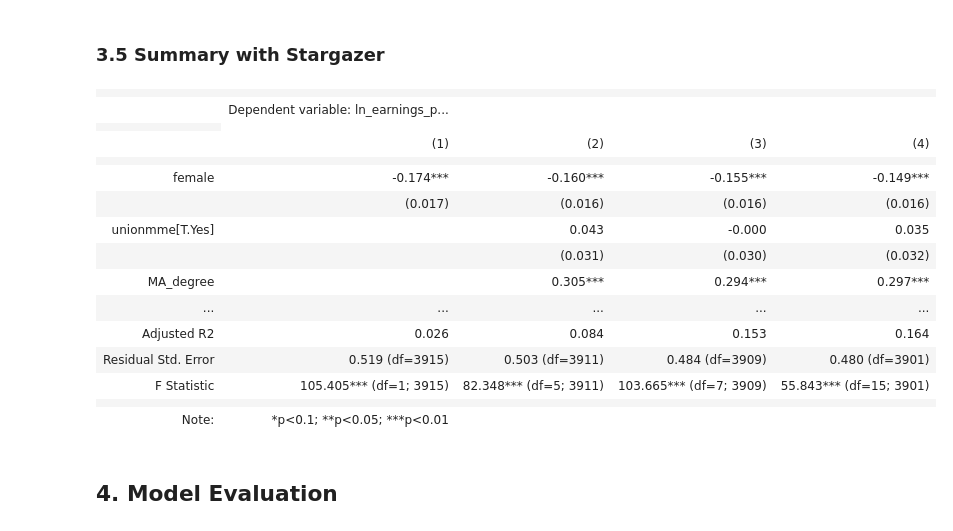
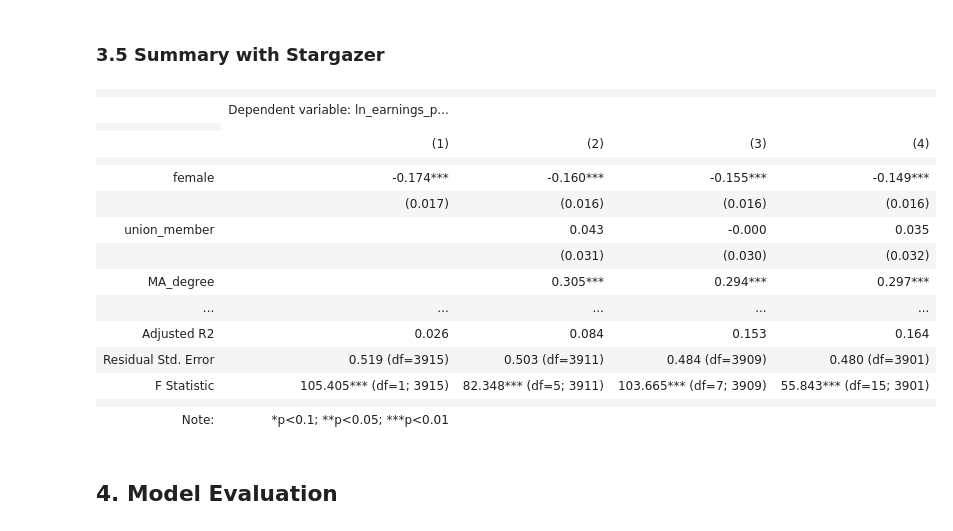
Before and after one commit to MarcellM01/Data-Analysis-3, a Jupyter notebook: Homework_1/Homework_1.ipynb, the cells around one changed output. Drawn from its saved outputs; the diff is of its cells as text; code cells hidden in the pictures.

```diff
--- a/Homework_1/Homework_1.ipynb
+++ b/Homework_1/Homework_1.ipynb
@@ -152,6 +145,9 @@ data_filtered_business = data_filtered_business[data_filtered_business['earnings
 # Log of hourly wages
 data_filtered_business['ln_earnings_per_hour'] = np.log(data_filtered_business['earnings_per_hour'])
 
+# Union membership
+data_filtered_business['union_member'] = (data_filtered_business['unionmme'] == 'Yes').astype(int)
+
 # Different levels of education stored based on their codes
 
 data_filtered_business['BA_degree'] = (data_filtered_business['grade92'] == 43).astype(int)
@@ -161,21 +157,21 @@ data_filtered_business['PhD_degree'] = (data_filtered_business['grade92'] == 46)
 
 # Employment Categories
 
-data_filtered_business['Employed-At_Work'] = (data_filtered_business['lfsr94'] == "Employed-At Work")
-data_filtered_business['Employed-Absent'] = (data_filtered_business['lfsr94'] == "Employed-Absent")
+data_filtered_business['Employed-At_Work'] = (data_filtered_business['lfsr94'] == "Employed-At Work").astype(int)
+data_filtered_business['Employed-Absent'] = (data_filtered_business['lfsr94'] == "Employed-Absent").astype(int)
 
 # Class of Employer
 
-data_filtered_business['Private_For_Profit'] = (data_filtered_business['class'] == "Private, For Profit")
-data_filtered_business['Government_Federal'] = (data_filtered_business['class'] == "Government - Federal")
-data_filtered_business['Government_State'] = (data_filtered_business['class'] == "Government - State")
-data_filtered_business['Government_Local'] = (data_filtered_business['class'] == "Government - Local")
-data_filtered_business['Private_Nonprofit'] = (data_filtered_business['class'] == "Private, Nonprofit")
+data_filtered_business['Private_For_Profit'] = (data_filtered_business['class'] == "Private, For Profit").astype(int)
+data_filtered_business['Government_Federal'] = (data_filtered_business['class'] == "Government - Federal").astype(int)
+data_filtered_business['Government_State'] = (data_filtered_business['class'] == "Government - State").astype(int)
+data_filtered_business['Government_Local'] = (data_filtered_business['class'] == "Government - Local").astype(int)
+data_filtered_business['Private_Nonprofit'] = (data_filtered_business['class'] == "Private, Nonprofit").astype(int)
 
 # Type of Citizenship
 
-data_filtered_business['Native_Born_In_US'] = (data_filtered_business['prcitshp'] == "Native, Born In US")
-data_filtered_business['Foreign_Born_Not_US_Citizen'] = (data_filtered_business['prcitshp'] == "Foreign Born, Not a US Citizen")
-data_filtered_business['Foreign_Born_US_Citizen_By_Naturalization'] = (data_filtered_business['prcitshp'] == "Foreign Born, US Cit By Naturalization")
-data_filtered_business['Native_Born_Abroad_Of_US_Parents'] = (data_filtered_business['prcitshp'] == "Native, Born Abroad Of US Parent(s)")
-data_filtered_business['Native_Born_in_PR_or_US_Outlying'] = (data_filtered_business['prcitshp'] == "Native, Born in PR or US Outlying Area")
+data_filtered_business['Native_Born_In_US'] = (data_filtered_business['prcitshp'] == "Native, Born In US").astype(int)
+data_filtered_business['Foreign_Born_Not_US_Citizen'] = (data_filtered_business['prcitshp'] == "Foreign Born, Not a US Citizen").astype(int)
+data_filtered_business['Foreign_Born_US_Citizen_By_Naturalization'] = (data_filtered_business['prcitshp'] == "Foreign Born, US Cit By Naturalization").astype(int)
+data_filtered_business['Native_Born_Abroad_Of_US_Parents'] = (data_filtered_business['prcitshp'] == "Native, Born Abroad Of US Parent(s)").astype(int)
+data_filtered_business['Native_Born_in_PR_or_US_Outlying'] = (data_filtered_business['prcitshp'] == "Native, Born in PR or US Outlying Area").astype(int)
@@ -228,8 +444,8 @@ Notes:
 # %% [markdown]
 ### 3.2 Model 2 - Gender, Union Membership, Education Level
 # %%
-# Model 2: Hourly wage gap for women in edu_trai_lib who are union members
-model2 = smf.ols(formula="ln_earnings_per_hour ~ female + unionmme + MA_degree + Prof_degree + PhD_degree", data=data_filtered_business).fit(cov_type="HC0")
+# Model 2: Hourly wage gap for women who are union members and their education levels
+model2 = smf.ols(formula="ln_earnings_per_hour ~ female + union_member + MA_degree + Prof_degree + PhD_degree", data=data_filtered_business).fit(cov_type="HC0")
 model2.summary()
 # %% [output]
 OLS Regression Results
@@ -258,8 +474,8 @@ Notes:
 # %% [markdown]
 ### 3.3 Model 3 - Gender, Age, Number of Childeren, Union Membership, Education Level
 # %%
-# Model 3: Hourly wage gap for edu_trai_lib subset including unionship and education levels
-model3 = smf.ols(formula="ln_earnings_per_hour ~ female + unionmme + MA_degree + Prof_degree + PhD_degree + age + ownchild", data=data_filtered_business).fit(cov_type="HC0")
+# Model 3: Hourly wage gap including unionship and education levels, age and childeren
+model3 = smf.ols(formula="ln_earnings_per_hour ~ female + union_member + MA_degree + Prof_degree + PhD_degree + age + ownchild", data=data_filtered_business).fit(cov_type="HC0")
 model3.summary()
 # %% [output]
 OLS Regression Results
@@ -290,8 +506,8 @@ Notes:
 # %% [markdown]
 ### 3.4 Model 4
 # %%
-# Model 3: Hourly wage gap for edu_trai_lib subset including unionship and education levels
-model4 = smf.ols(formula="ln_earnings_per_hour ~ female + unionmme + MA_degree + Prof_degree + PhD_degree + age + ownchild + Private_For_Profit + Government_Federal + Government_State + Government_Local + Native_Born_In_US + Foreign_Born_Not_US_Citizen + Foreign_Born_US_Citizen_By_Naturalization + Native_Born_Abroad_Of_US_Parents", data=data_filtered_business).fit(cov_type="HC0")
+# Model 4: Hourly wage gap including unionship and education levels, age, childeren, and origin data
+model4 = smf.ols(formula="ln_earnings_per_hour ~ female + union_member + MA_degree + Prof_degree + PhD_degree + age + ownchild + Private_For_Profit + Government_Federal + Government_State + Government_Local + Native_Born_In_US + Foreign_Born_Not_US_Citizen + Foreign_Born_US_Citizen_By_Naturalization + Native_Born_Abroad_Of_US_Parents", data=data_filtered_business).fit(cov_type="HC0")
 model4.summary()
 # %% [output]
 OLS Regression Results
@@ -332,20 +548,22 @@ strong multicollinearity or other numerical problems.
 # %% [markdown]
 ### 3.5 Summary with Stargazer
 # %%
+# Get all the necessary models
 all_star = stargazer.Stargazer([model1,model2,model3,model4])
 
-all_star.covariate_order(["female","unionmme[T.Yes]","MA_degree","Prof_degree","PhD_degree","age","ownchild","Private_For_Profit[T.True]","Government_Federal[T.True]","Government_State[T.True]","Government_Local[T.True]","Native_Born_In_US[T.True]","Foreign_Born_Not_US_Citizen[T.True]","Foreign_Born_US_Citizen_By_Naturalization[T.True]","Native_Born_Abroad_Of_US_Parents[T.True]","Intercept"])
+# Reorder for better visibility
+all_star.covariate_order(["female","union_member","MA_degree","Prof_degree","PhD_degree","age","ownchild","Private_For_Profit","Government_Federal","Government_State","Government_Local","Native_Born_In_US","Foreign_Born_Not_US_Citizen","Foreign_Born_US_Citizen_By_Naturalization","Native_Born_Abroad_Of_US_Parents","Intercept"])
 
 all_star
 # %% [output]
 |  |  |  |  |  |
 |  | Dependent variable: ln_earnings_p... |  |  |  |
 |  |
 |  | (1) | (2) | (3) | (4) |
 |  |  |  |  |  |
 | female | -0.174*** | -0.160*** | -0.155*** | -0.149*** |
 |  | (0.017) | (0.016) | (0.016) | (0.016) |
-| unionmme[T.Yes] |  | 0.043 | -0.000 | 0.035 |
+| union_member |  | 0.043 | -0.000 | 0.035 |
 |  |  | (0.031) | (0.030) | (0.032) |
 | MA_degree |  | 0.305*** | 0.294*** | 0.297*** |
 | ... | ... | ... | ... | ... |
```
Also changed, not shown: parts of 39 cells of this notebook, 1 other file.
